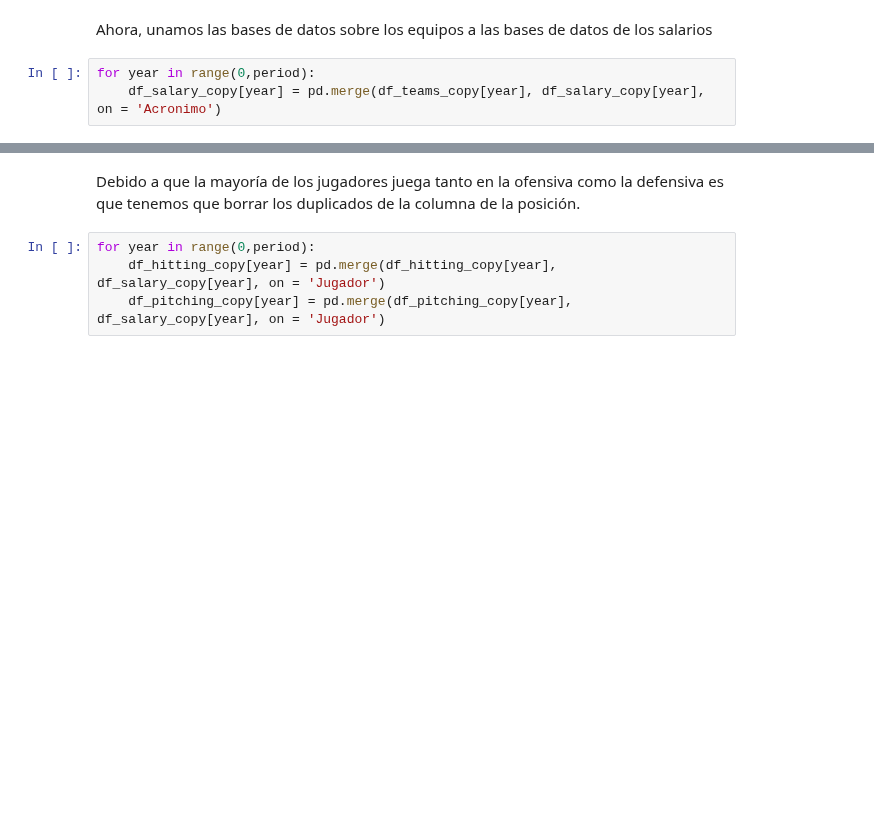
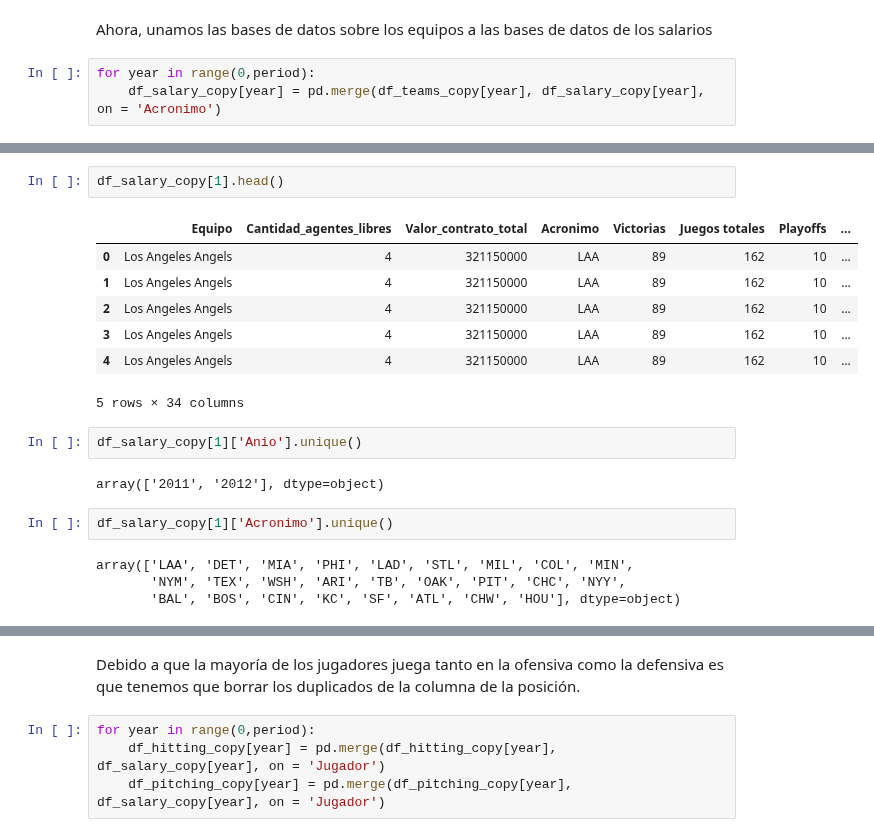
Before and after one commit to PhysTony/MLB_hardball_negotations, a Jupyter notebook: ETL_Scripts/Hand_Made_Scripts/Panel_model/Backups/all_players_dataframe_t_1.ipynb, the cells around one changed output, grey strips where cells are left out. Cells and saved outputs as stored; diff of their text form; blank space fills up the shorter version.

```diff
--- a/ETL_Scripts/Hand_Made_Scripts/Panel_model/Backups/all_players_dataframe_t_1.ipynb
+++ b/ETL_Scripts/Hand_Made_Scripts/Panel_model/Backups/all_players_dataframe_t_1.ipynb
@@ -1241,0 +1273,20 @@ for year in range(0,period):
+# %%
+df_salary_copy[1].head()
+# %% [output]
+|  | Equipo | Cantidad_agentes_libres | Valor_contrato_total | Acronimo | Victorias | Juegos totales | Playoffs | ... |
+| 0 | Los Angeles Angels | 4 | 321150000 | LAA | 89 | 162 | 10 | ... |
+| 1 | Los Angeles Angels | 4 | 321150000 | LAA | 89 | 162 | 10 | ... |
+| 2 | Los Angeles Angels | 4 | 321150000 | LAA | 89 | 162 | 10 | ... |
+| 3 | Los Angeles Angels | 4 | 321150000 | LAA | 89 | 162 | 10 | ... |
+| 4 | Los Angeles Angels | 4 | 321150000 | LAA | 89 | 162 | 10 | ... |
+5 rows × 34 columns
+# %%
+df_salary_copy[1]['Anio'].unique()
+# %% [output]
+array(['2011', '2012'], dtype=object)
+# %%
+df_salary_copy[1]['Acronimo'].unique()
+# %% [output]
+array(['LAA', 'DET', 'MIA', 'PHI', 'LAD', 'STL', 'MIL', 'COL', 'MIN',
+       'NYM', 'TEX', 'WSH', 'ARI', 'TB', 'OAK', 'PIT', 'CHC', 'NYY',
+       'BAL', 'BOS', 'CIN', 'KC', 'SF', 'ATL', 'CHW', 'HOU'], dtype=object)
```
Also changed, not shown: parts of 7 cells of this notebook, 52 other files.
